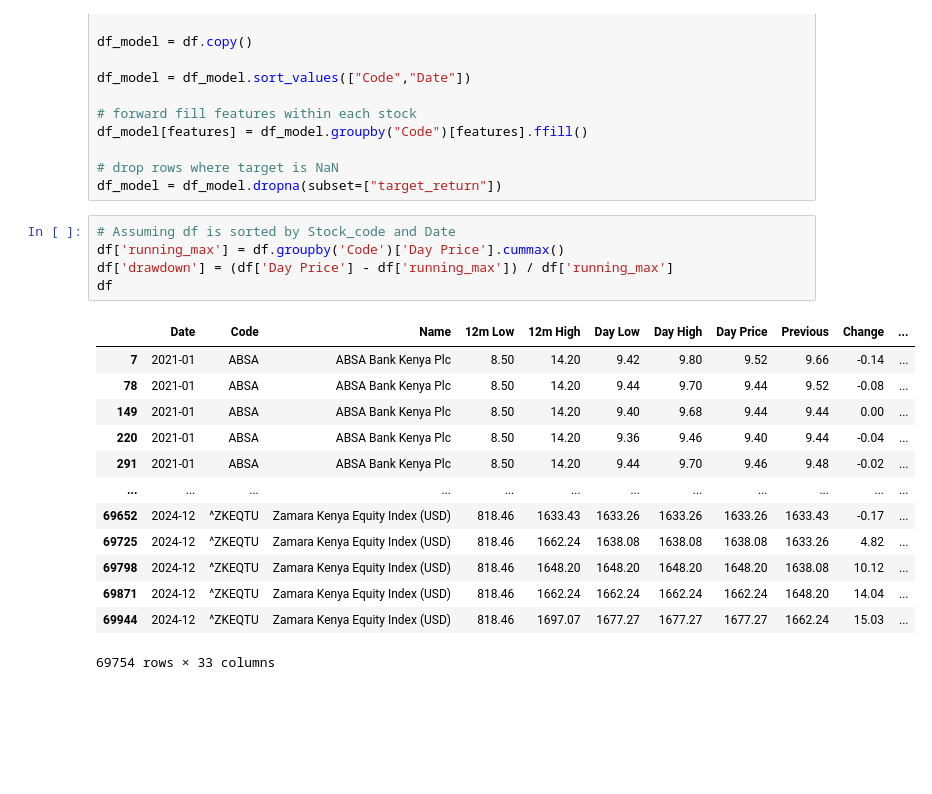
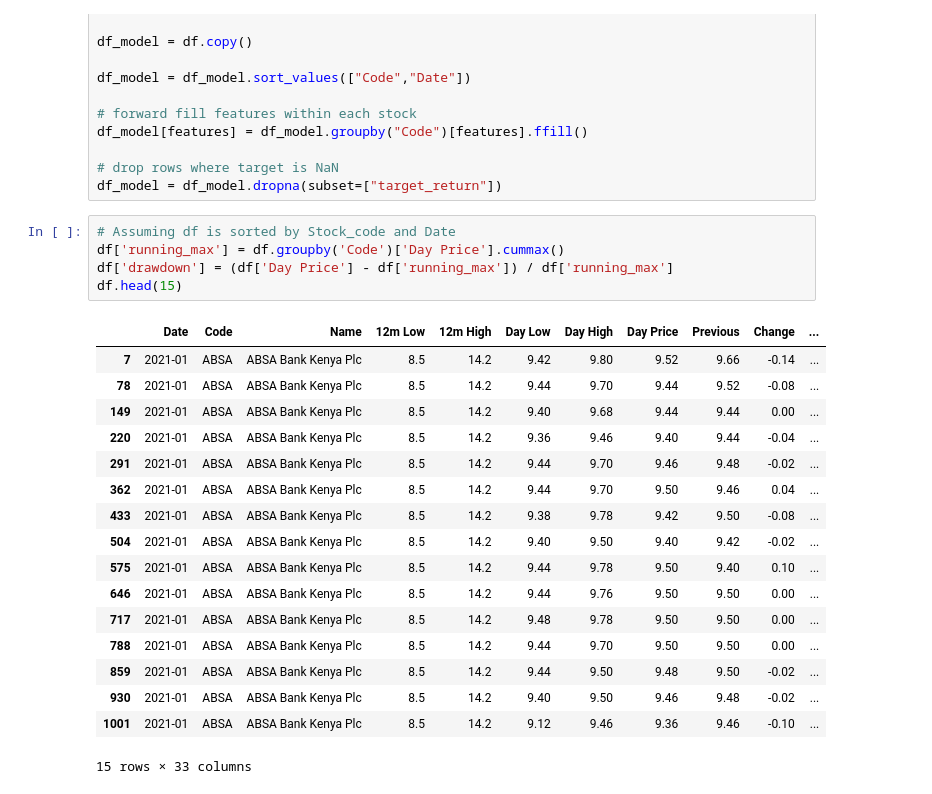
Before and after one commit to lorenaterah/NSE_Stock_Market_Segmentation, a Jupyter notebook: Notebooks/Lorena.ipynb, the cells around one changed output. Drawn from its saved outputs; the diff is of its cells as text; blank space fills up the shorter version.

```diff
--- a/Notebooks/Lorena.ipynb
+++ b/Notebooks/Lorena.ipynb
@@ -435,19 +435,23 @@ df_model = df_model.dropna(subset=["target_return"])
 # %%
 # Assuming df is sorted by Stock_code and Date
 df['running_max'] = df.groupby('Code')['Day Price'].cummax()
 df['drawdown'] = (df['Day Price'] - df['running_max']) / df['running_max']
-df
+df.head(15)
 # %% [output]
 |  | Date | Code | Name | 12m Low | 12m High | Day Low | Day High | Day Price | Previous | Change | ... |
-| 7 | 2021-01 | ABSA | ABSA Bank Kenya Plc | 8.50 | 14.20 | 9.42 | 9.80 | 9.52 | 9.66 | -0.14 | ... |
-| 78 | 2021-01 | ABSA | ABSA Bank Kenya Plc | 8.50 | 14.20 | 9.44 | 9.70 | 9.44 | 9.52 | -0.08 | ... |
-| 149 | 2021-01 | ABSA | ABSA Bank Kenya Plc | 8.50 | 14.20 | 9.40 | 9.68 | 9.44 | 9.44 | 0.00 | ... |
-| 220 | 2021-01 | ABSA | ABSA Bank Kenya Plc | 8.50 | 14.20 | 9.36 | 9.46 | 9.40 | 9.44 | -0.04 | ... |
-| 291 | 2021-01 | ABSA | ABSA Bank Kenya Plc | 8.50 | 14.20 | 9.44 | 9.70 | 9.46 | 9.48 | -0.02 | ... |
-| ... | ... | ... | ... | ... | ... | ... | ... | ... | ... | ... | ... |
-| 69652 | 2024-12 | ^ZKEQTU | Zamara Kenya Equity Index (USD) | 818.46 | 1633.43 | 1633.26 | 1633.26 | 1633.26 | 1633.43 | -0.17 | ... |
-| 69725 | 2024-12 | ^ZKEQTU | Zamara Kenya Equity Index (USD) | 818.46 | 1662.24 | 1638.08 | 1638.08 | 1638.08 | 1633.26 | 4.82 | ... |
-| 69798 | 2024-12 | ^ZKEQTU | Zamara Kenya Equity Index (USD) | 818.46 | 1648.20 | 1648.20 | 1648.20 | 1648.20 | 1638.08 | 10.12 | ... |
-| 69871 | 2024-12 | ^ZKEQTU | Zamara Kenya Equity Index (USD) | 818.46 | 1662.24 | 1662.24 | 1662.24 | 1662.24 | 1648.20 | 14.04 | ... |
-| 69944 | 2024-12 | ^ZKEQTU | Zamara Kenya Equity Index (USD) | 818.46 | 1697.07 | 1677.27 | 1677.27 | 1677.27 | 1662.24 | 15.03 | ... |
+| 7 | 2021-01 | ABSA | ABSA Bank Kenya Plc | 8.5 | 14.2 | 9.42 | 9.80 | 9.52 | 9.66 | -0.14 | ... |
+| 78 | 2021-01 | ABSA | ABSA Bank Kenya Plc | 8.5 | 14.2 | 9.44 | 9.70 | 9.44 | 9.52 | -0.08 | ... |
+| 149 | 2021-01 | ABSA | ABSA Bank Kenya Plc | 8.5 | 14.2 | 9.40 | 9.68 | 9.44 | 9.44 | 0.00 | ... |
+| 220 | 2021-01 | ABSA | ABSA Bank Kenya Plc | 8.5 | 14.2 | 9.36 | 9.46 | 9.40 | 9.44 | -0.04 | ... |
+| 291 | 2021-01 | ABSA | ABSA Bank Kenya Plc | 8.5 | 14.2 | 9.44 | 9.70 | 9.46 | 9.48 | -0.02 | ... |
+| 362 | 2021-01 | ABSA | ABSA Bank Kenya Plc | 8.5 | 14.2 | 9.44 | 9.70 | 9.50 | 9.46 | 0.04 | ... |
+| 433 | 2021-01 | ABSA | ABSA Bank Kenya Plc | 8.5 | 14.2 | 9.38 | 9.78 | 9.42 | 9.50 | -0.08 | ... |
+| 504 | 2021-01 | ABSA | ABSA Bank Kenya Plc | 8.5 | 14.2 | 9.40 | 9.50 | 9.40 | 9.42 | -0.02 | ... |
+| 575 | 2021-01 | ABSA | ABSA Bank Kenya Plc | 8.5 | 14.2 | 9.44 | 9.78 | 9.50 | 9.40 | 0.10 | ... |
+| 646 | 2021-01 | ABSA | ABSA Bank Kenya Plc | 8.5 | 14.2 | 9.44 | 9.76 | 9.50 | 9.50 | 0.00 | ... |
+| 717 | 2021-01 | ABSA | ABSA Bank Kenya Plc | 8.5 | 14.2 | 9.48 | 9.78 | 9.50 | 9.50 | 0.00 | ... |
+| 788 | 2021-01 | ABSA | ABSA Bank Kenya Plc | 8.5 | 14.2 | 9.44 | 9.70 | 9.50 | 9.50 | 0.00 | ... |
+| 859 | 2021-01 | ABSA | ABSA Bank Kenya Plc | 8.5 | 14.2 | 9.44 | 9.50 | 9.48 | 9.50 | -0.02 | ... |
+| 930 | 2021-01 | ABSA | ABSA Bank Kenya Plc | 8.5 | 14.2 | 9.40 | 9.50 | 9.46 | 9.48 | -0.02 | ... |
+| 1001 | 2021-01 | ABSA | ABSA Bank Kenya Plc | 8.5 | 14.2 | 9.12 | 9.46 | 9.36 | 9.46 | -0.10 | ... |
-69754 rows × 33 columns
+15 rows × 33 columns
```
Also changed, not shown: parts of 1 cell of this notebook, 1 other file.
